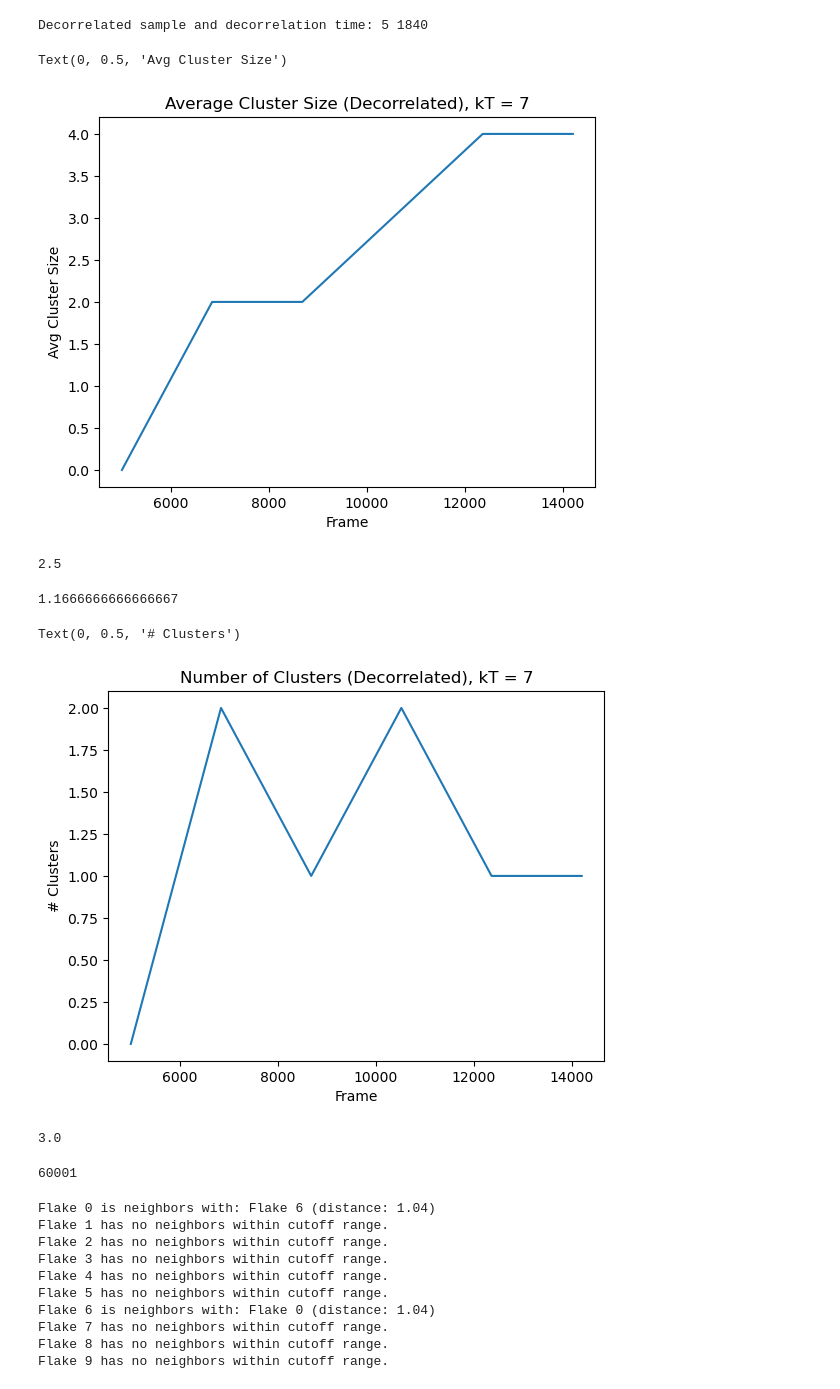
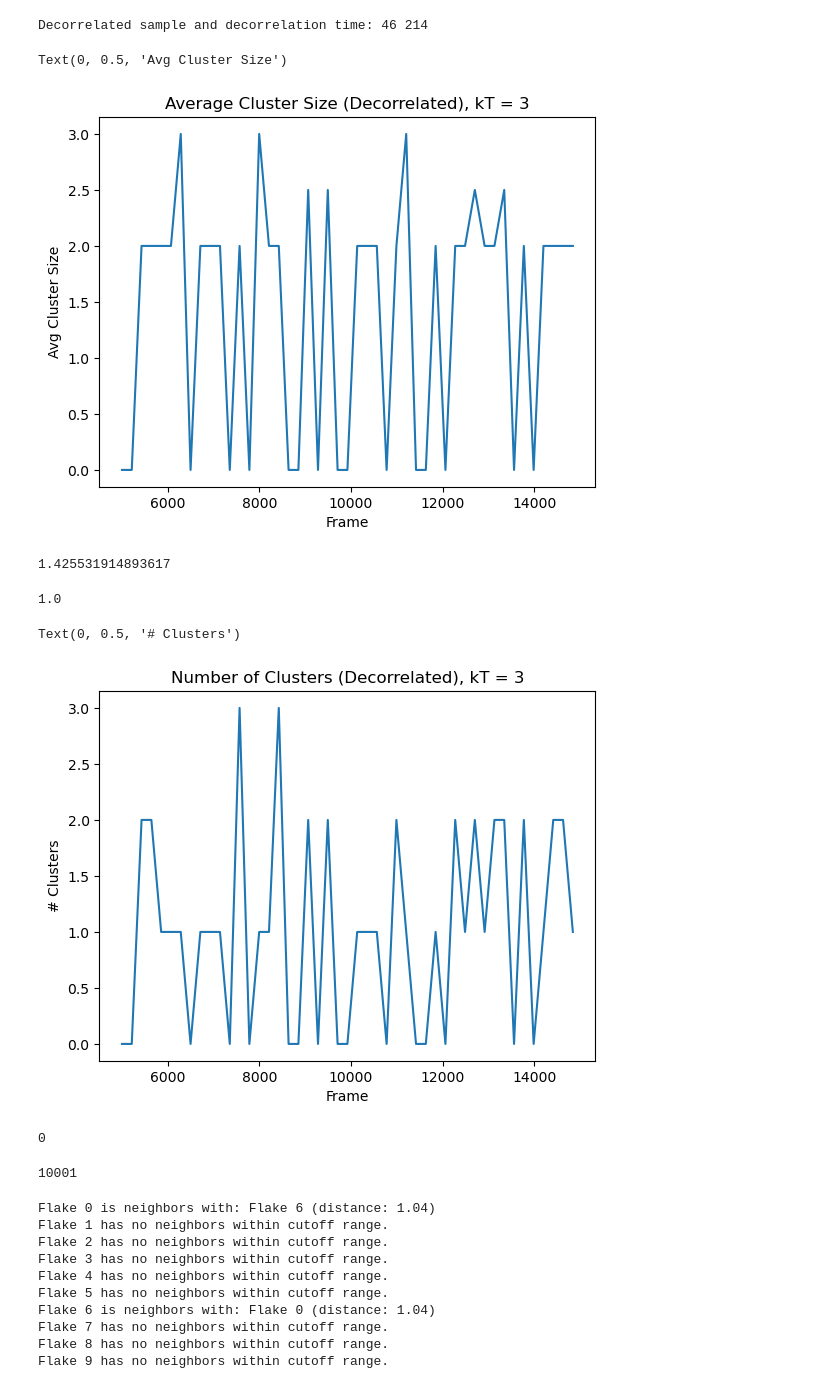
Before and after one commit to eridanirojas/mxene, a Jupyter notebook: working_examples/clustering_plots.ipynb, the cells around one changed output. Cells and saved outputs as stored; diff of their text form; code cells hidden in the pictures.

```diff
--- a/working_examples/clustering_plots.ipynb
+++ b/working_examples/clustering_plots.ipynb
@@ -90,11 +90,11 @@ def analyze_clusters_over_time(traj, start=0, step=1000, cutoff=2.5, beads_per_f
 
     return times, n_clusters_list, avg_cluster_sizes
 # %%
-traj = gsd.hoomd.open("300_10mer10f_0.0003dt_3kT_large.gsd")
+traj = gsd.hoomd.open("100_10mer10f_0.0005dt_5kT_1e7.gsd")
 times, n_clusters, avg_sizes = analyze_clusters_over_time(
     traj,
     start=5000,   # post-shrink
-    step=173,
+    step=1,
     cutoff=2.5,
     beads_per_flake=50
 )
@@ -134,43 +132,43 @@ n, dt = autocorr1D(avg_sizes)
 # %%
 print("Decorrelated sample and decorrelation time:", n, dt)
 # %% [output]
-Decorrelated sample and decorrelation time: 5 1840
+Decorrelated sample and decorrelation time: 46 214
 # %%
 decorrelated_times = times[::dt]
 decorrelated_sizes = avg_sizes[::dt]
 decorrelated_clusters = n_clusters[::dt]
 # %%
 plt.plot(decorrelated_times, decorrelated_sizes)
-plt.title("Average Cluster Size (Decorrelated), kT = 7")
+plt.title("Average Cluster Size (Decorrelated), kT = 3")
 plt.xlabel("Frame")
 plt.ylabel("Avg Cluster Size")
 # %% [output]
 Text(0, 0.5, 'Avg Cluster Size')
-[figure, old version]
+[figure, new version]
 # %%
 np.mean(decorrelated_sizes)
 # %% [output]
-2.5
+1.425531914893617
 # %%
 np.mean(decorrelated_clusters)
 # %% [output]
-1.1666666666666667
+1.0
 # %%
 plt.plot(decorrelated_times, decorrelated_clusters)
-plt.title("Number of Clusters (Decorrelated), kT = 7")
+plt.title("Number of Clusters (Decorrelated), kT = 3")
 plt.xlabel("Frame")
 plt.ylabel("# Clusters")
 # %% [output]
 Text(0, 0.5, '# Clusters')
-[figure, old version]
+[figure, new version]
 # %%
 print(avg_sizes[4411])
 # %% [output]
-3.0
+0
 # %%
 len(times)
 # %% [output]
-60001
+10001
 # %%
 def compute_all_flake_coms_from_38th(flake_positions, box_lengths, beads_per_flake=50):
     Lx, Ly, Lz = box_lengths
```
Also changed, not shown: parts of 2 cells of this notebook, 1 other file.
